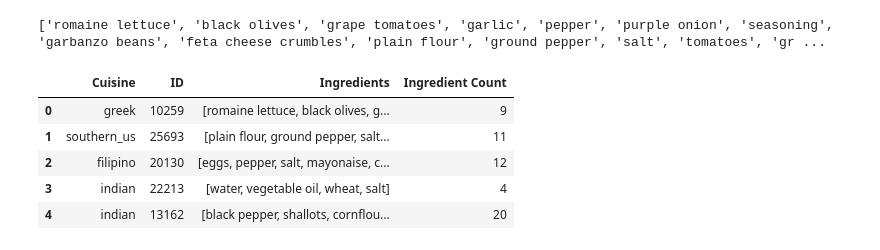
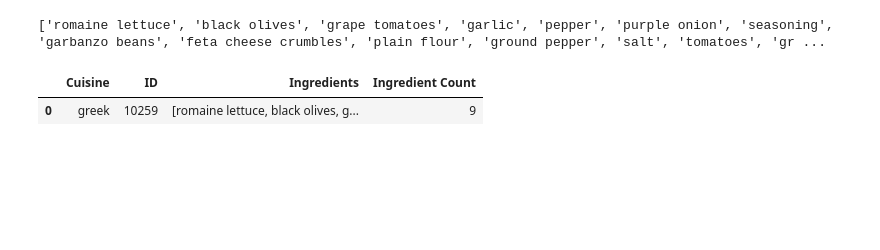
Before and after one commit to totopi/Kaggles, a Jupyter notebook: Cooking/WhatsCooking.ipynb, the cells around one changed output. Saved outputs shown, nothing was run; the diff lists cells and outputs as text; code cells hidden in the pictures; blank space fills up the shorter version.

```diff
--- a/Cooking/WhatsCooking.ipynb
+++ b/Cooking/WhatsCooking.ipynb
@@ -37,11 +37,7 @@ print(ingredient_unique_list)
 # %% [output]
 ['romaine lettuce', 'black olives', 'grape tomatoes', 'garlic', 'pepper', 'purple onion', 'seasoning', 'garbanzo beans', 'feta cheese crumbles', 'plain flour', 'ground pepper', 'salt', 'tomatoes', 'gr ...
 # %%
-food_df.head()
+food_df.head(1)
 # %% [output]
 |  | Cuisine | ID | Ingredients | Ingredient Count |
 | 0 | greek | 10259 | [romaine lettuce, black olives, g... | 9 |
-| 1 | southern_us | 25693 | [plain flour, ground pepper, salt... | 11 |
-| 2 | filipino | 20130 | [eggs, pepper, salt, mayonaise, c... | 12 |
-| 3 | indian | 22213 | [water, vegetable oil, wheat, salt] | 4 |
-| 4 | indian | 13162 | [black pepper, shallots, cornflou... | 20 |
```
Also changed, not shown: parts of 4 cells of this notebook.
